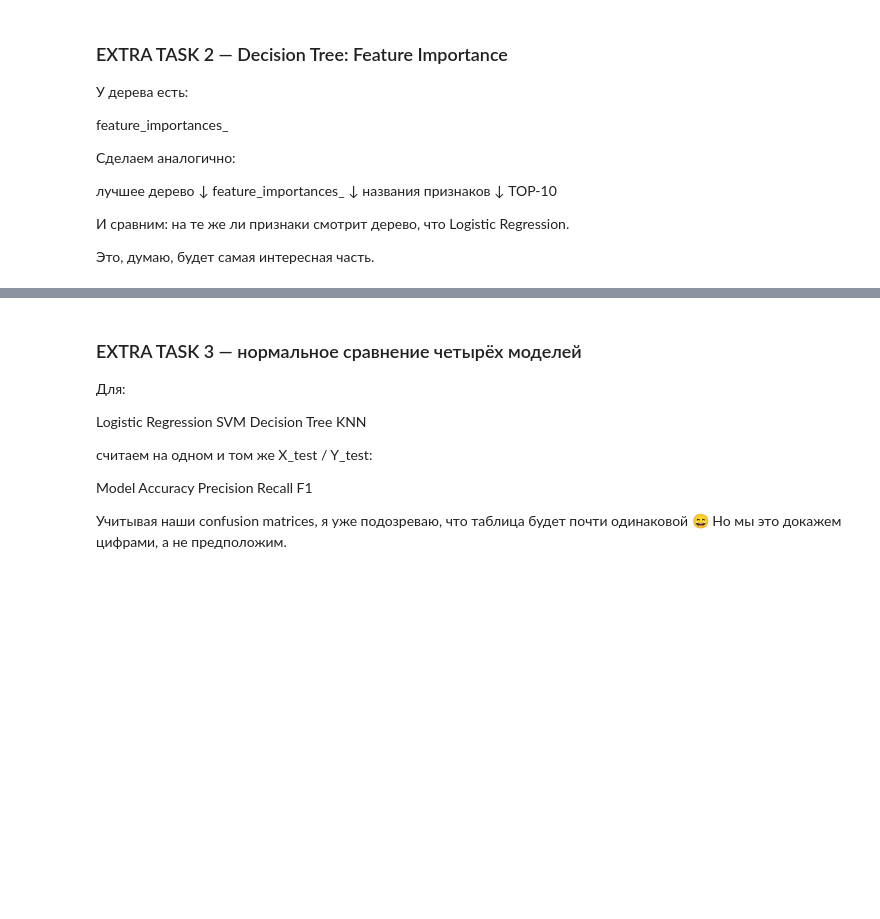
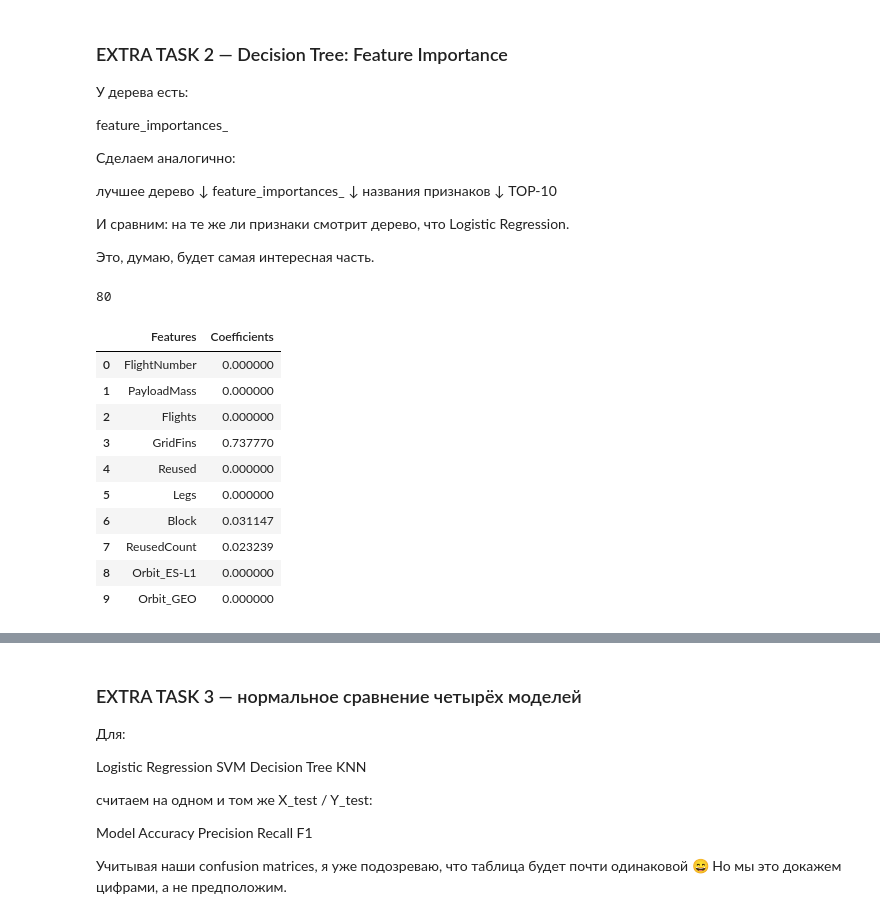
Before and after one commit to agnoevoy/spacex-capstone-project, a Jupyter notebook: notebooks/08_spacex_machine_learning_prediction.ipynb, the cells around one changed output, grey strips where cells are left out. Drawn from its saved outputs; the diff is of its cells as text; code cells hidden in the pictures; blank space fills up the shorter version.

```diff
--- a/notebooks/08_spacex_machine_learning_prediction.ipynb
+++ b/notebooks/08_spacex_machine_learning_prediction.ipynb
@@ -483,3 +483,28 @@ TOP-10
 И сравним: на те же ли признаки смотрит дерево, что Logistic Regression.
 
 Это, думаю, будет самая интересная часть.
+# %%
+best_tree = tree_cv.best_estimator_
+importance = best_tree.feature_importances_
+
+len(importance)
+# %% [output]
+80
+# %%
+tree_importance_df = pd.DataFrame({
+    'Features': feature_names,
+    'Coefficients': importance
+})
+tree_importance_df.head(10)
+# %% [output]
+|  | Features | Coefficients |
+| 0 | FlightNumber | 0.000000 |
+| 1 | PayloadMass | 0.000000 |
+| 2 | Flights | 0.000000 |
+| 3 | GridFins | 0.737770 |
+| 4 | Reused | 0.000000 |
+| 5 | Legs | 0.000000 |
+| 6 | Block | 0.031147 |
+| 7 | ReusedCount | 0.023239 |
+| 8 | Orbit_ES-L1 | 0.000000 |
+| 9 | Orbit_GEO | 0.000000 |
```
Also changed, not shown: parts of 15 cells of this notebook.
